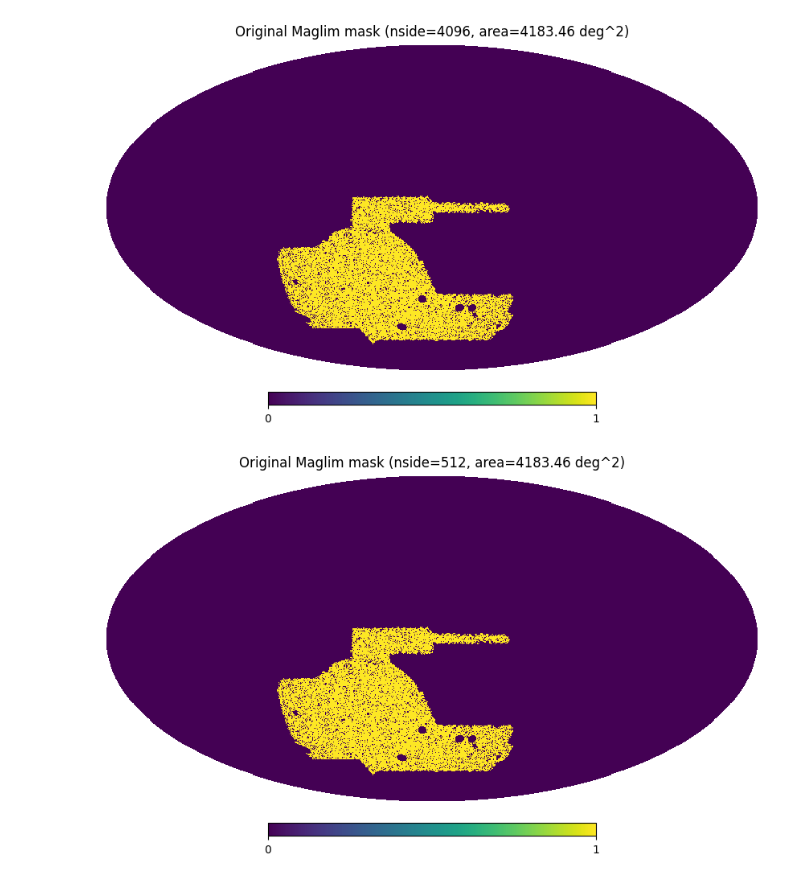
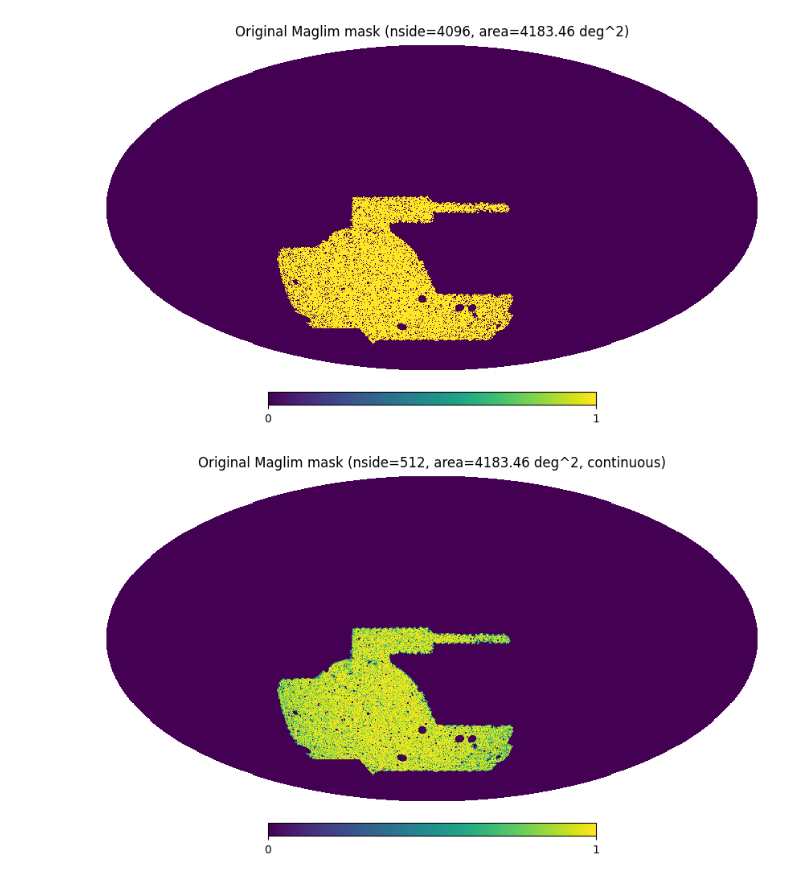
Before and after one commit to des-science/multiprobe-simulation-forward-model, a Jupyter notebook: notebooks/masking/pixel_level.ipynb, the cells around one changed output. Saved outputs shown, nothing was run; the diff lists cells and outputs as text; code cells hidden in the pictures.

```diff
--- a/notebooks/masking/pixel_level.ipynb
+++ b/notebooks/masking/pixel_level.ipynb
@@ -11,17 +11,21 @@ n_side = 512
 # %%
 maglim_mask_dir = f"/Users/arne/data/DESY3/masks/y3_gold_2.2.1_RING_joint_redmagic_v0.5.1_wide_maglim_v2.2_mask.fits.gz"
 
 data, header = fits.getdata(maglim_mask_dir, header = True)
 mask_inds = data["HPIX"]
 
 maglim_mask = np.zeros(hp.nside2npix(4096))
 maglim_mask[mask_inds] = 1
 area = len(mask_inds) * hp.nside2pixarea(4096, degrees=True)
 hp.mollview(maglim_mask, title=f"Original Maglim mask (nside=4096, area={area:.2f} deg^2)")
 
-maglim_mask_512 = hp.ud_grade(maglim_mask, nside_out=n_side)
+maglim_mask_512 = hp.ud_grade(maglim_mask.copy(), nside_out=n_side)
+hp.mollview(maglim_mask_512, title=f"Original Maglim mask (nside=512, area={area:.2f} deg^2, continuous)")
+threshold = 0.5
+maglim_mask_512[maglim_mask_512 < threshold] = 0
+maglim_mask_512[maglim_mask_512 >= threshold] = 1
 area = np.sum(maglim_mask_512) * hp.nside2pixarea(n_side, degrees=True)
-hp.mollview(maglim_mask, title=f"Original Maglim mask (nside=512, area={area:.2f} deg^2)")
+hp.mollview(maglim_mask_512, title=f"Original Maglim mask (nside=512, area={area:.2f} deg^2, boolean)")
 # %% [output]
 [figure]
-[figure, old version]
+[figure, new version]
```
Also changed, not shown: parts of 3 cells of this notebook.
